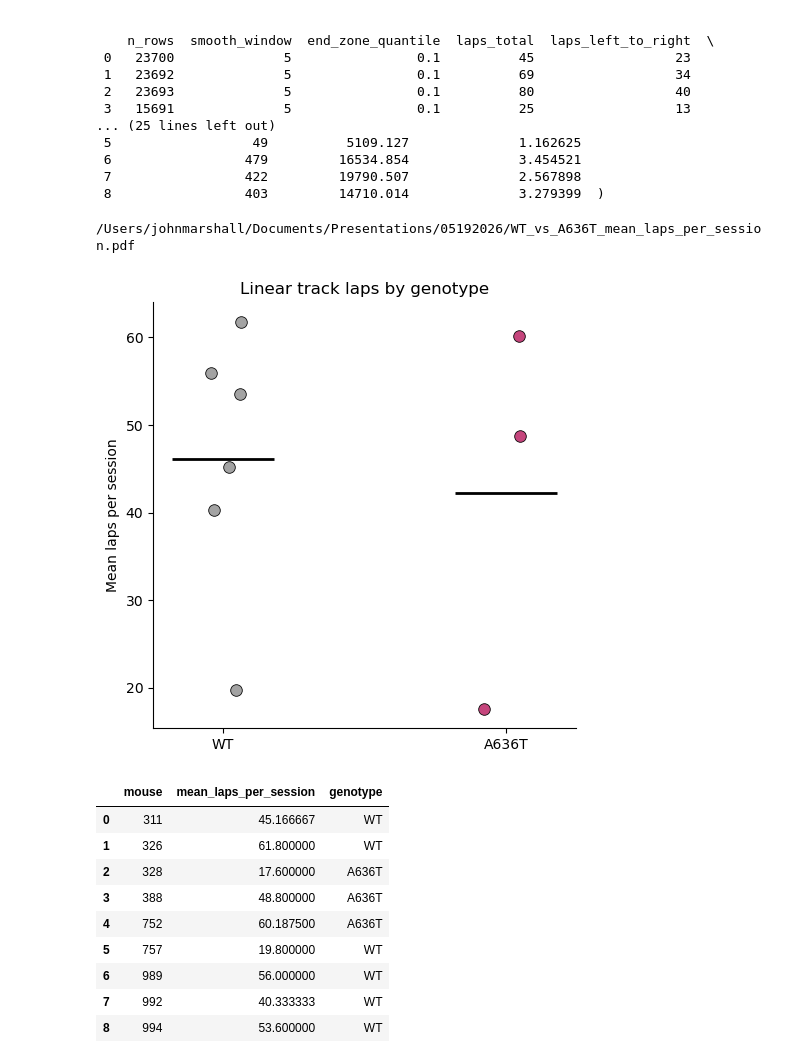
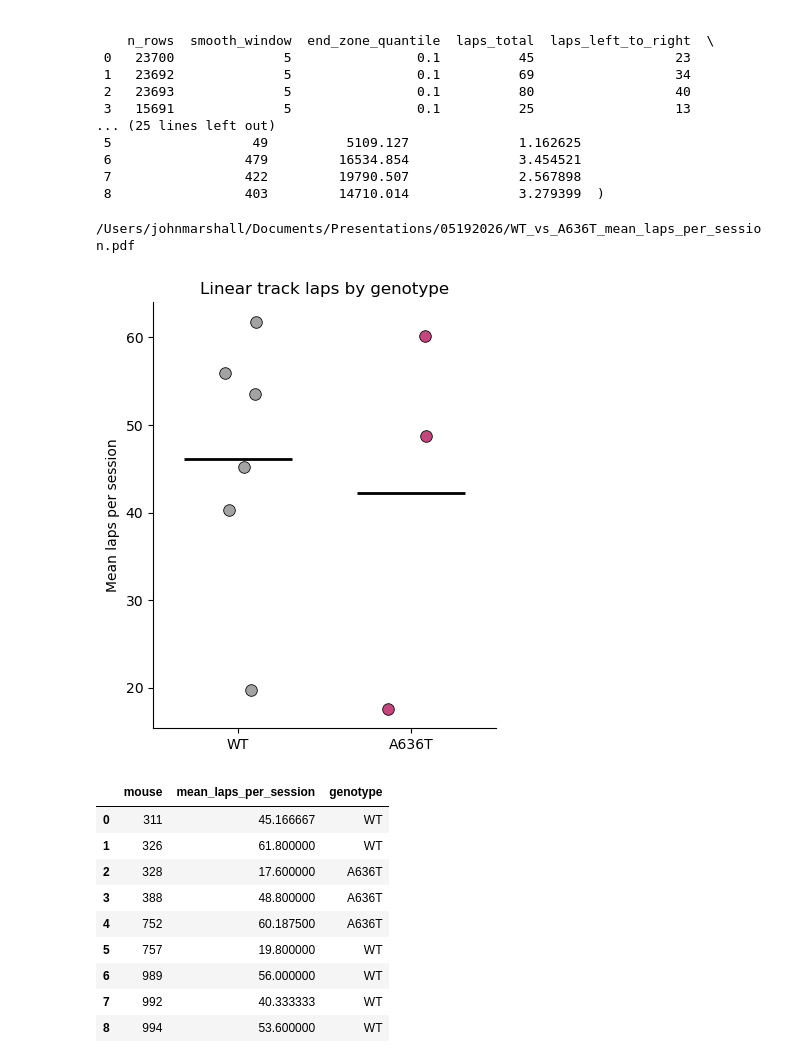
Before and after one commit to marburyvthesea/JJMezTrackAnalysis, a Jupyter notebook: countLapsInLinearTrack.ipynb, the cells around one changed output. Saved outputs shown, nothing was run; the diff lists cells and outputs as text; code cells hidden in the pictures.

```diff
--- a/countLapsInLinearTrack.ipynb
+++ b/countLapsInLinearTrack.ipynb
@@ -215,16 +215,16 @@ lap_mouse_avg_df = lap_mouse_avg_df.dropna(subset=["genotype"]).copy()
 
 # plotting
 colors = {"WT": "#9e9e9e", "A636T": "#c23b75"}
-xpos = {"WT": 0, "A636T": 1}
+xpos = {"WT": 0.0, "A636T": 0.45}
 rng = np.random.default_rng(7)
 
-fig, ax = plt.subplots(figsize=(5, 5))
+fig, ax = plt.subplots(figsize=(4.2, 5))
 
 for genotype in ["WT", "A636T"]:
     sub = lap_mouse_avg_df.loc[lap_mouse_avg_df["genotype"] == genotype].copy()
     vals = sub["mean_laps_per_session"].to_numpy()
 
-    jitter = rng.uniform(-0.08, 0.08, len(vals))
+    jitter = rng.uniform(-0.06, 0.06, len(vals))
     ax.scatter(
         np.full(len(vals), xpos[genotype]) + jitter,
         vals,
@@ -232,37 +232,44 @@ for genotype in ["WT", "A636T"]:
         color=colors[genotype],
         edgecolor="black",
         linewidth=0.6,
         alpha=0.95,
         zorder=3,
     )
 
     mean_val = vals.mean()
-    ax.hlines(mean_val, xpos[genotype] - 0.18, xpos[genotype] + 0.18,
-              color="black", linewidth=2)
+    ax.hlines(
+        mean_val,
+        xpos[genotype] - 0.14,
+        xpos[genotype] + 0.14,
+        color="black",
+        linewidth=2
+    )
 
-ax.set_xticks([0, 1])
+ax.set_xticks([xpos["WT"], xpos["A636T"]])
 ax.set_xticklabels(["WT", "A636T"])
+ax.set_xlim(-0.22, 0.67)
+
 ax.set_ylabel("Mean laps per session")
 ax.set_title("Linear track laps by genotype")
 
 ax.spines["top"].set_visible(False)
 ax.spines["right"].set_visible(False)
 
 plt.tight_layout()
 
 save_dir = Path("/Users/johnmarshall/Documents/Presentations/05192026")
 save_dir.mkdir(parents=True, exist_ok=True)
 
 pdf_path = save_dir / "WT_vs_A636T_mean_laps_per_session.pdf"
 fig.savefig(pdf_path, format="pdf", bbox_inches="tight")
 print(pdf_path)
 
 plt.show()
 
 lap_mouse_avg_df
 # %% [output]
 /Users/johnmarshall/Documents/Presentations/05192026/WT_vs_A636T_mean_laps_per_session.pdf
-[figure, old version]
+[figure, new version]
 |  | mouse | mean_laps_per_session | genotype |
 | 0 | 311 | 45.166667 | WT |
 | 1 | 326 | 61.800000 | WT |
```
Also changed, not shown: parts of 3 cells of this notebook, 3 other files.
